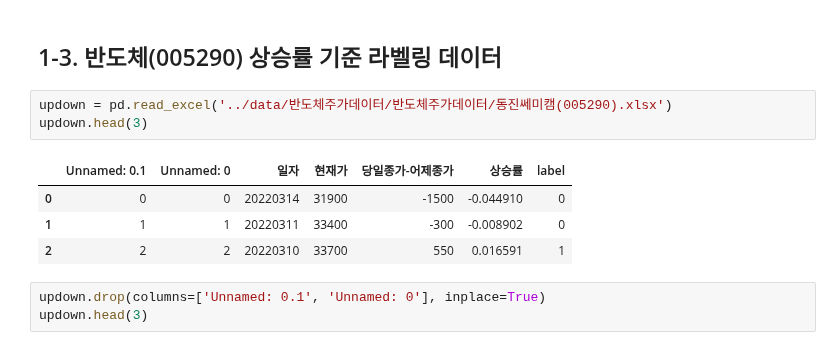
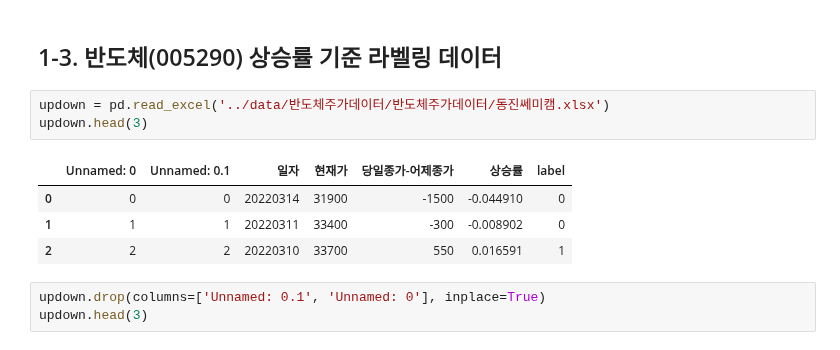
Before and after one commit to youngai1112/HK_Project, a Jupyter notebook: 7_자연어처리/05_labeling_ver1(2021).ipynb, the cells around one changed output. Saved outputs shown, nothing was run; the diff lists cells and outputs as text.

```diff
--- a/7_자연어처리/05_labeling_ver1(2021).ipynb
+++ b/7_자연어처리/05_labeling_ver1(2021).ipynb
@@ -254,10 +254,10 @@ news_data_2021
 # %% [markdown]
 ## 1-3. 반도체(005290) 상승률 기준 라벨링 데이터
 # %%
-updown = pd.read_excel('../data/반도체주가데이터/반도체주가데이터/동진쎄미캠(005290).xlsx')
+updown = pd.read_excel('../data/반도체주가데이터/반도체주가데이터/동진쎄미캠.xlsx')
 updown.head(3)
 # %% [output]
-|  | Unnamed: 0.1 | Unnamed: 0 | 일자 | 현재가 | 당일종가-어제종가 | 상승률 | label |
+|  | Unnamed: 0 | Unnamed: 0.1 | 일자 | 현재가 | 당일종가-어제종가 | 상승률 | label |
 | 0 | 0 | 0 | 20220314 | 31900 | -1500 | -0.044910 | 0 |
 | 1 | 1 | 1 | 20220311 | 33400 | -300 | -0.008902 | 0 |
 | 2 | 2 | 2 | 20220310 | 33700 | 550 | 0.016591 | 1 |
```
Also changed, not shown: parts of 10 cells of this notebook.
